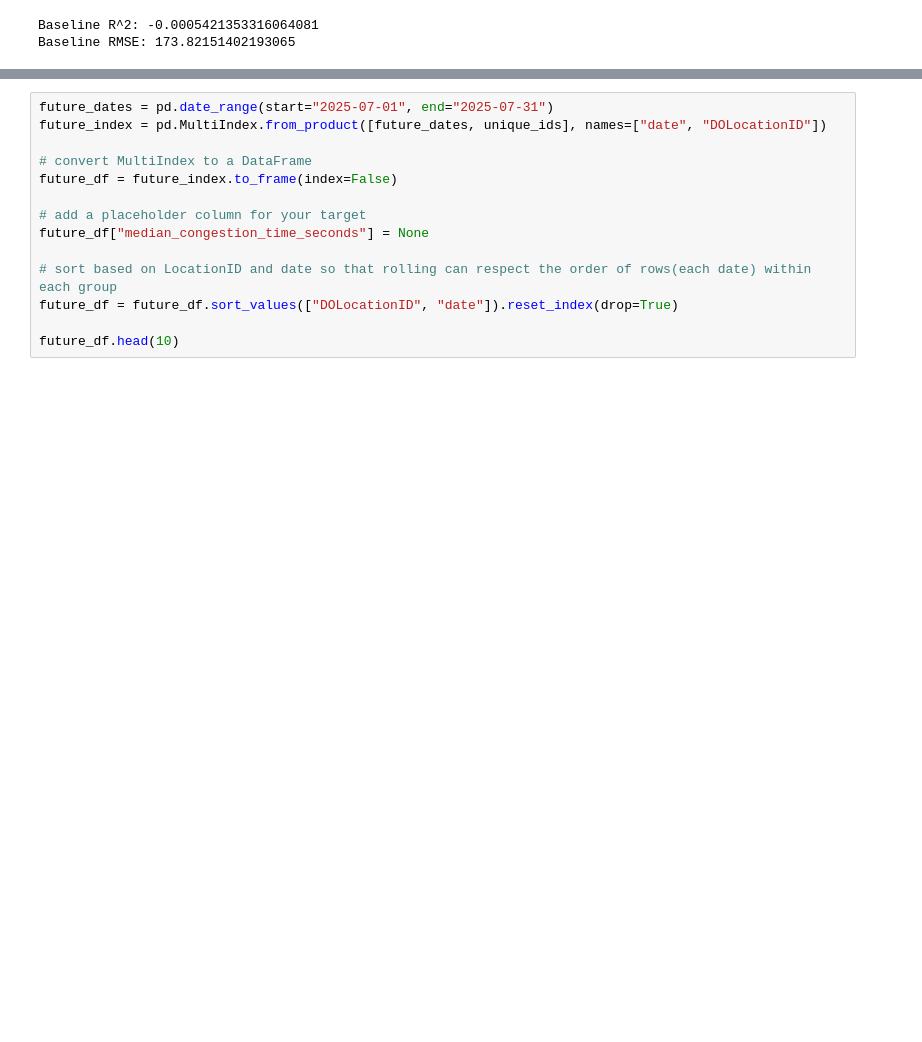
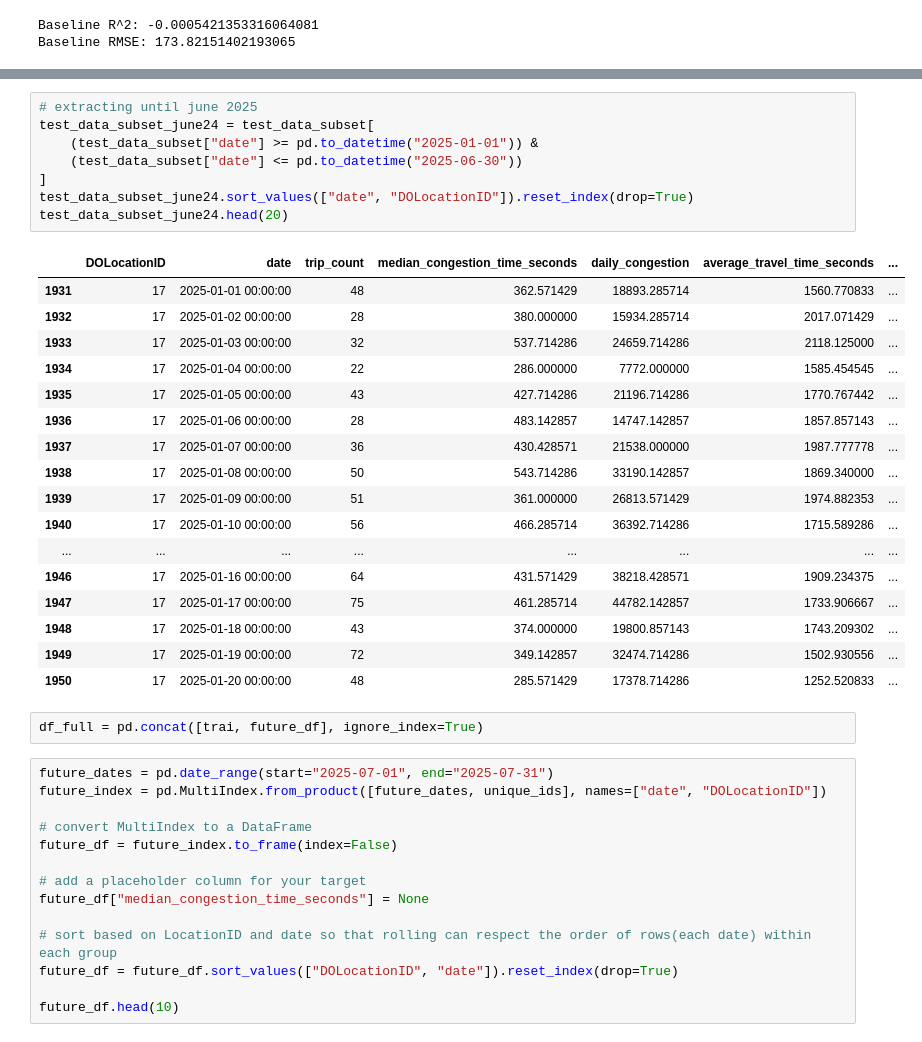
Before and after one commit to cookie-monsta23/MAST30034-Assignment-1, a Jupyter notebook: notebooks/Assignment_1.ipynb, the cells around one changed output, grey strips where cells are left out. Cells and saved outputs as stored; diff of their text form; blank space fills up the shorter version.

```diff
--- a/notebooks/Assignment_1.ipynb
+++ b/notebooks/Assignment_1.ipynb
@@ -760,3 +735,31 @@ test_data_subset_june24.head(20)
+# %%
+# extracting until june 2025
+test_data_subset_june24 = test_data_subset[
+    (test_data_subset["date"] >= pd.to_datetime("2025-01-01")) &
+    (test_data_subset["date"] <= pd.to_datetime("2025-06-30"))
+]
+test_data_subset_june24.sort_values(["date", "DOLocationID"]).reset_index(drop=True)
+test_data_subset_june24.head(20)
+# %% [output]
+|  | DOLocationID | date | trip_count | median_congestion_time_seconds | daily_congestion | average_travel_time_seconds | ... |
+| 1931 | 17 | 2025-01-01 00:00:00 | 48 | 362.571429 | 18893.285714 | 1560.770833 | ... |
+| 1932 | 17 | 2025-01-02 00:00:00 | 28 | 380.000000 | 15934.285714 | 2017.071429 | ... |
+| 1933 | 17 | 2025-01-03 00:00:00 | 32 | 537.714286 | 24659.714286 | 2118.125000 | ... |
+| 1934 | 17 | 2025-01-04 00:00:00 | 22 | 286.000000 | 7772.000000 | 1585.454545 | ... |
+| 1935 | 17 | 2025-01-05 00:00:00 | 43 | 427.714286 | 21196.714286 | 1770.767442 | ... |
+| 1936 | 17 | 2025-01-06 00:00:00 | 28 | 483.142857 | 14747.142857 | 1857.857143 | ... |
+| 1937 | 17 | 2025-01-07 00:00:00 | 36 | 430.428571 | 21538.000000 | 1987.777778 | ... |
+| 1938 | 17 | 2025-01-08 00:00:00 | 50 | 543.714286 | 33190.142857 | 1869.340000 | ... |
+| 1939 | 17 | 2025-01-09 00:00:00 | 51 | 361.000000 | 26813.571429 | 1974.882353 | ... |
+| 1940 | 17 | 2025-01-10 00:00:00 | 56 | 466.285714 | 36392.714286 | 1715.589286 | ... |
+| ... | ... | ... | ... | ... | ... | ... | ... |
+| 1946 | 17 | 2025-01-16 00:00:00 | 64 | 431.571429 | 38218.428571 | 1909.234375 | ... |
+| 1947 | 17 | 2025-01-17 00:00:00 | 75 | 461.285714 | 44782.142857 | 1733.906667 | ... |
+| 1948 | 17 | 2025-01-18 00:00:00 | 43 | 374.000000 | 19800.857143 | 1743.209302 | ... |
+| 1949 | 17 | 2025-01-19 00:00:00 | 72 | 349.142857 | 32474.714286 | 1502.930556 | ... |
+| 1950 | 17 | 2025-01-20 00:00:00 | 48 | 285.571429 | 17378.714286 | 1252.520833 | ... |
+# %%
+df_full = pd.concat([trai, future_df], ignore_index=True)
 # %%
 future_dates = pd.date_range(start="2025-07-01", end="2025-07-31")
 future_index = pd.MultiIndex.from_product([future_dates, unique_ids], names=["date", "DOLocationID"])
```
Also changed, not shown: parts of 10 cells of this notebook.
